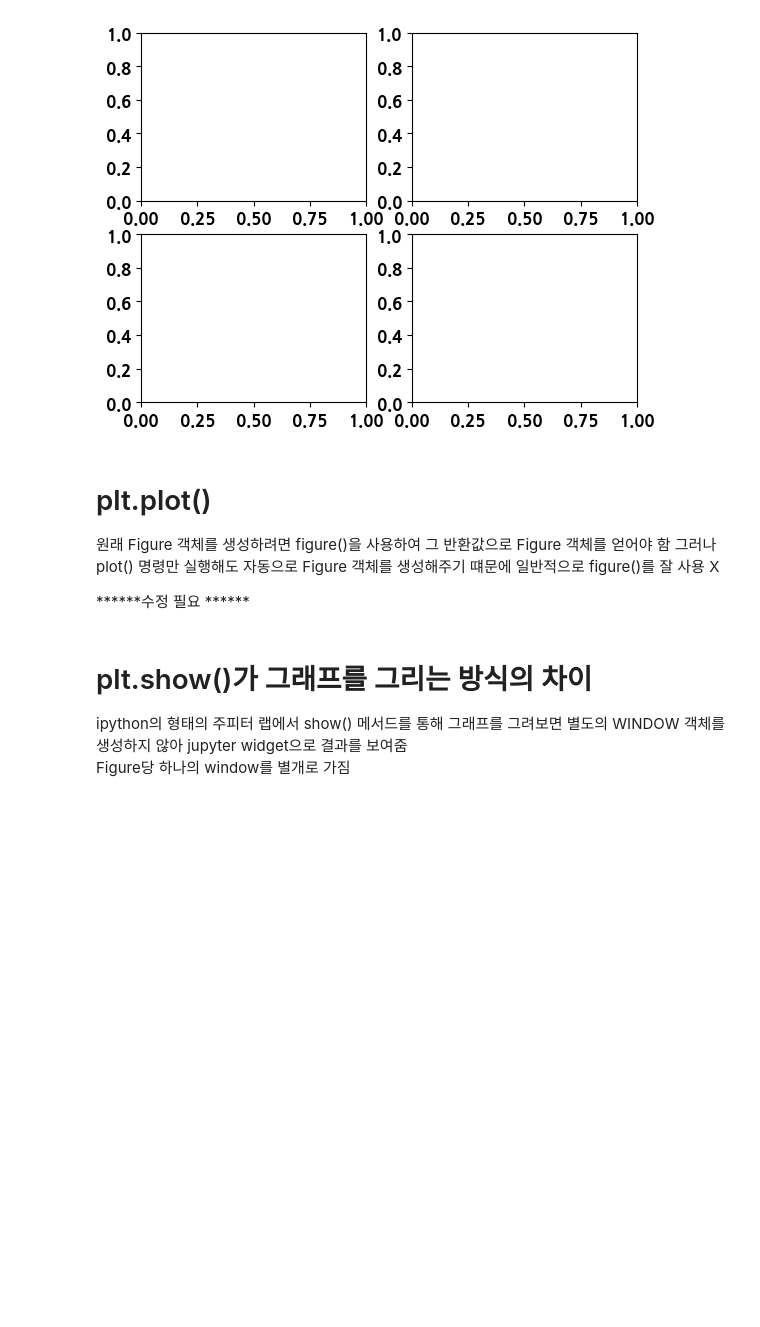
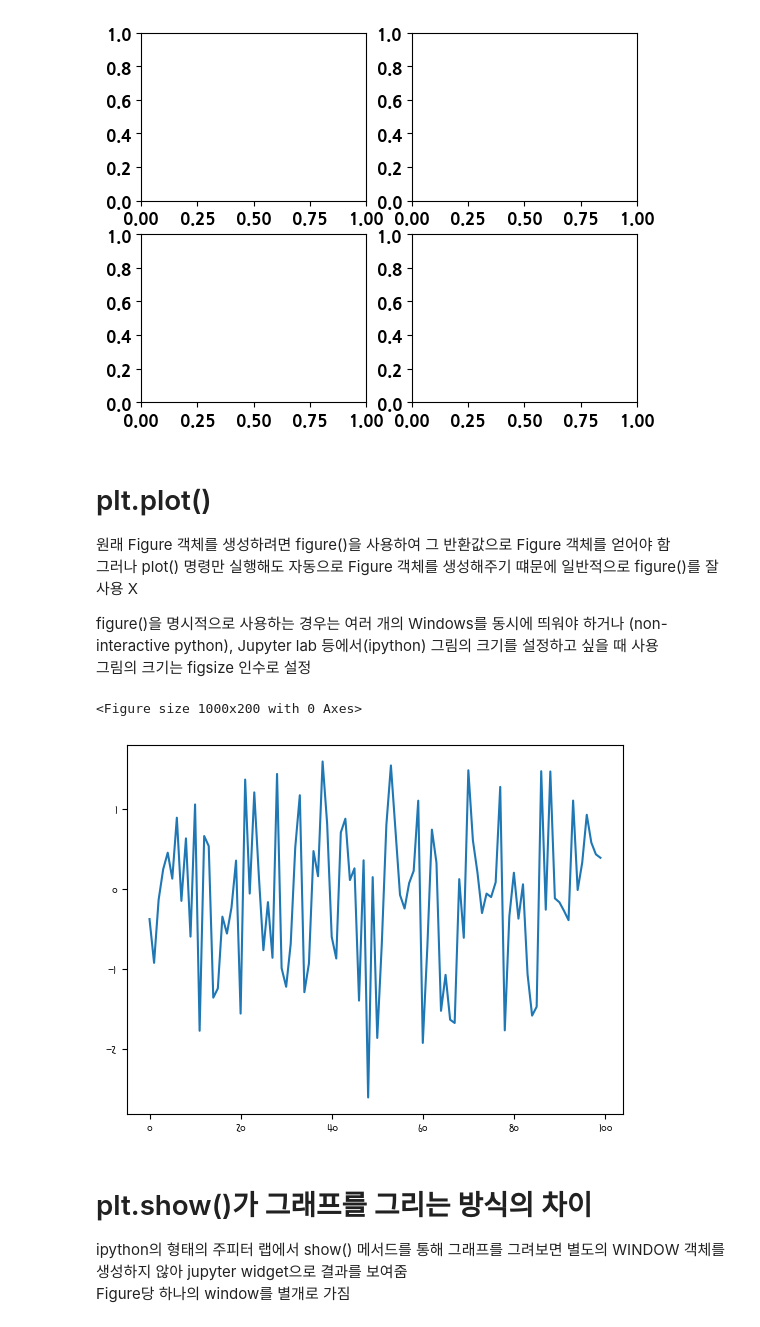
Before and after one commit to yuurinn9/pythonbasic, a Jupyter notebook: 19Matplotlib.ipynb, the cells around one changed output. Drawn from its saved outputs; the diff is of its cells as text; code cells hidden in the pictures; blank space fills up the shorter version.

```diff
--- a/19Matplotlib.ipynb
+++ b/19Matplotlib.ipynb
@@ -411,7 +452,18 @@ fig, axxs = plt.subplots(2, 2)
 원래 Figure 객체를 생성하려면 figure()을 사용하여 그 반환값으로 Figure 객체를 얻어야 함
 그러나 plot() 명령만 실행해도 자동으로 Figure 객체를 생성해주기 떄문에 일반적으로 figure()를 잘 사용 X
 
-******수정 필요 ******
+figure()을 명시적으로 사용하는 경우는 여러 개의 Windows를 동시에 띄워야 하거나 (non-interactive python), Jupyter lab 등에서(ipython) 그림의 크기를 설정하고 싶을 때 사용
+그림의 크기는 figsize 인수로 설정
+# %%
+import numpy as np
+np.random.seed()
+f1 = plt.figure(figsize = (10, 2))
+plt.figure("figure size = (10, 2)")
+plt.plot(np.random.randn(100))
+plt.show()
+# %% [output]
+<Figure size 1000x200 with 0 Axes>
+[figure, added]
 # %% [markdown]
 # plt.show()가 그래프를 그리는 방식의 차이
 
```
Also changed, not shown: parts of 67 cells of this notebook, 8 other files.
